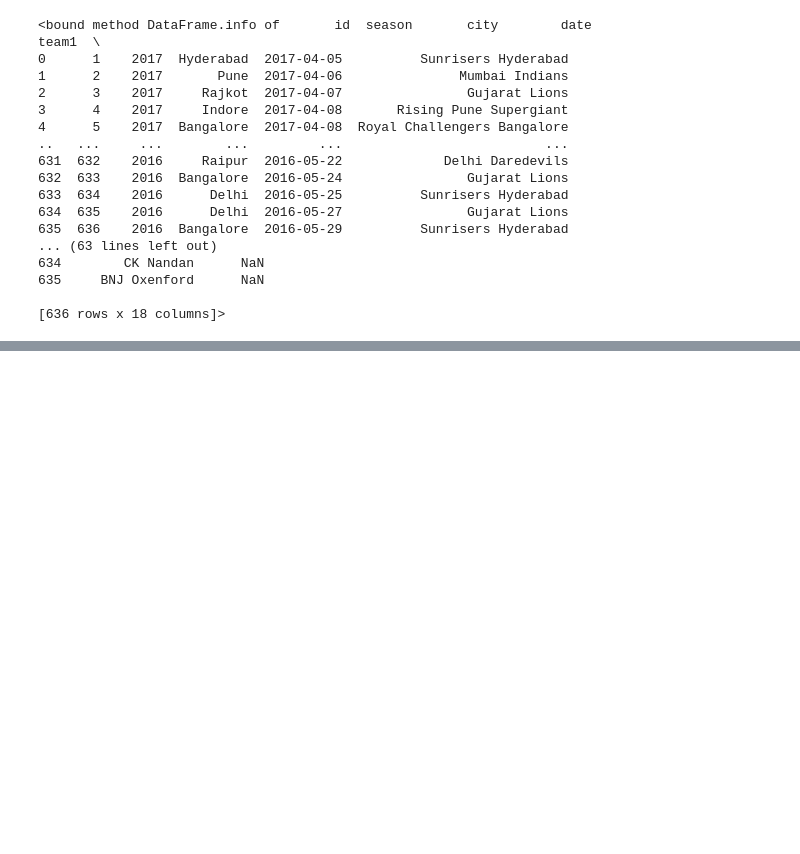
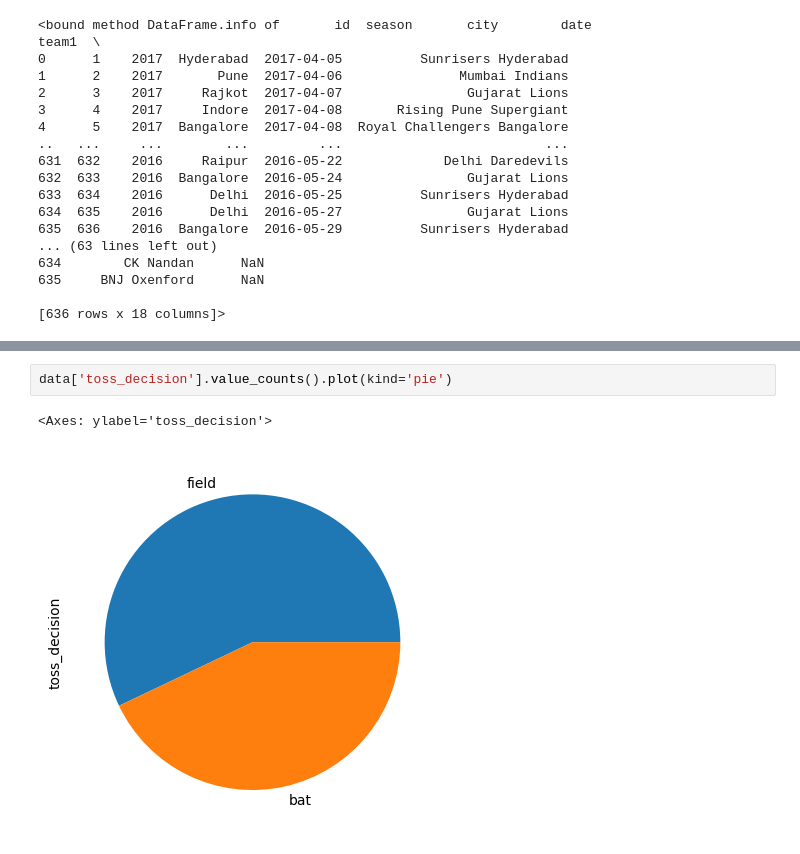
Before and after one commit to Radhe3108/NumPy, a Jupyter notebook: pandas_tutoorial.ipynb, the cells around one changed output, grey strips where cells are left out. Cells and saved outputs as stored; diff of their text form; blank space fills up the shorter version.

```diff
--- a/pandas_tutoorial.ipynb
+++ b/pandas_tutoorial.ipynb
@@ -78,0 +252,5 @@ data.info
+# %%
+data['toss_decision'].value_counts().plot(kind='pie')
+# %% [output]
+<Axes: ylabel='toss_decision'>
+[figure, added]
```
Also changed, not shown: parts of 58 cells of this notebook.
